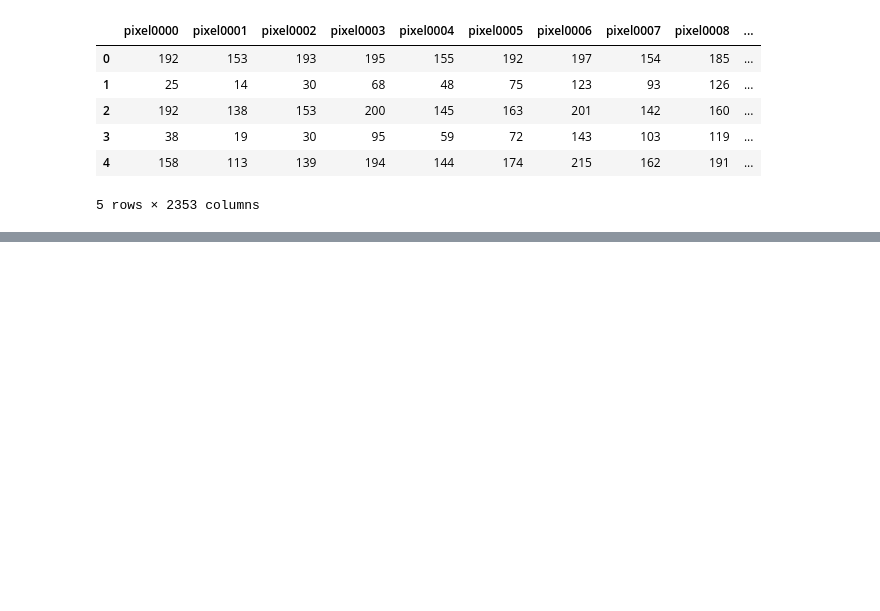
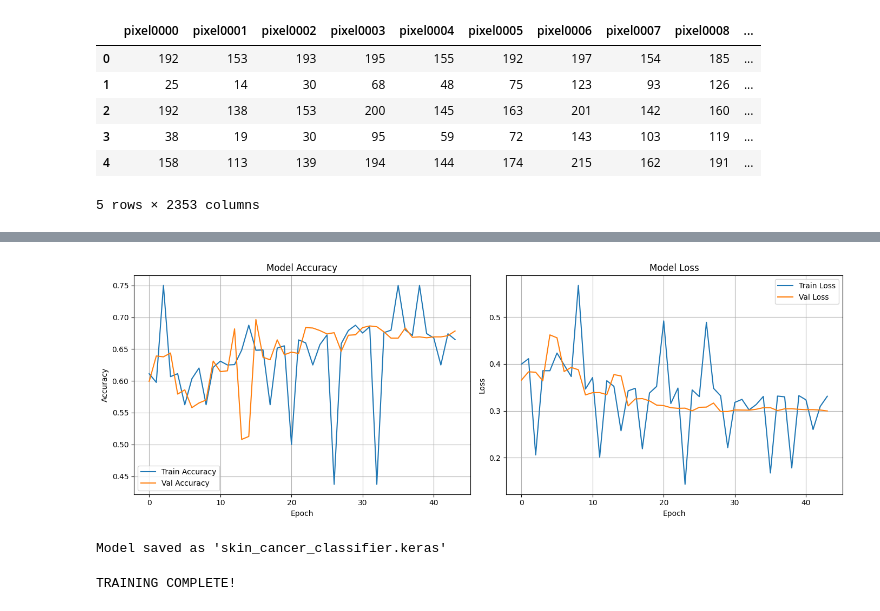
Before and after one commit to Jesseamukowa/Jesse-python, a Jupyter notebook: Skin_Cancer_Classifier.ipynb, the cells around one changed output, grey strips where cells are left out. Cells and saved outputs as stored; diff of their text form; code cells hidden in the pictures; blank space fills up the shorter version.

```diff
--- a/Skin_Cancer_Classifier.ipynb
+++ b/Skin_Cancer_Classifier.ipynb
@@ -418,0 +474,78 @@ files.download("skin-cancer-detector.zip")
+# %%
+ #10. PLOT TRAINING HISTORY
+
+fig, axes = plt.subplots(1, 2, figsize=(14, 5))  # Changed to 2 subplots for Accuracy and Loss
+
+# Accuracy
+axes[0].plot(history.history['accuracy'], label='Train Accuracy')
+axes[0].plot(history.history['val_accuracy'], label='Val Accuracy')
+axes[0].set_title('Model Accuracy')
+axes[0].set_xlabel('Epoch')
+axes[0].set_ylabel('Accuracy')
+axes[0].legend()
+axes[0].grid(True)
+
+# Loss
+axes[1].plot(history.history['loss'], label='Train Loss')
+axes[1].plot(history.history['val_loss'], label='Val Loss')
+axes[1].set_title('Model Loss')
+axes[1].set_xlabel('Epoch')
+axes[1].set_ylabel('Loss')
+axes[1].legend()
+axes[1].grid(True)
+
+# AUC plotting code removed as 'auc' metric is no longer tracked.
+
+plt.tight_layout()
+plt.savefig('training_history_28x28.png', dpi=300, bbox_inches='tight')
+plt.show()
+# %% [output]
+[figure, added]
+# %%
+# 11. SAVE MODEL
+
+model.save('skin_cancer_classifier.keras')
+print("\nModel saved as 'skin_cancer_classifier.keras'")
+# %% [output]
+Model saved as 'skin_cancer_classifier.keras'
+# %%
+# 12. INFERENCE FUNCTION
+
+def predict_lesion(image_array, model, threshold=0.5):
+    """
+    Predict skin lesion type from 28x28x3 image array
+
+    Args:
+        image_array: numpy array of shape (28, 28, 3) with values in [0, 255]
+        model: trained Keras model
+        threshold: confidence threshold for prediction
+    """
+    # Normalize
+    img = image_array.astype('float32') / 255.0
+    img = np.expand_dims(img, axis=0)
+
+    # Predict
+    predictions = model.predict(img, verbose=0)
+    predicted_class = np.argmax(predictions[0])
+    confidence = predictions[0][predicted_class]
+
+    print(f"\nPredicted class: {classes[predicted_class]}")
+    print(f"Confidence: {confidence:.2%}")
+
+    if confidence < threshold:
+        print(f"⚠️ Low confidence! Consider manual review.")
+
+    print("\nAll class probabilities:")
+    for cls, prob in zip(classes, predictions[0]):
+        bar = '█' * int(prob * 50)
+        print(f"  {cls:5s}: {prob:.2%} {bar}")
+
+    return classes[predicted_class], confidence
+
+# Example usage:
+# test_image = X_test[0]  # Get a test image
+# predict_lesion(test_image * 255, model)  # Denormalize before passing
+
+print("TRAINING COMPLETE!")
+# %% [output]
+TRAINING COMPLETE!
```
Also changed, not shown: parts of 26 cells of this notebook.
